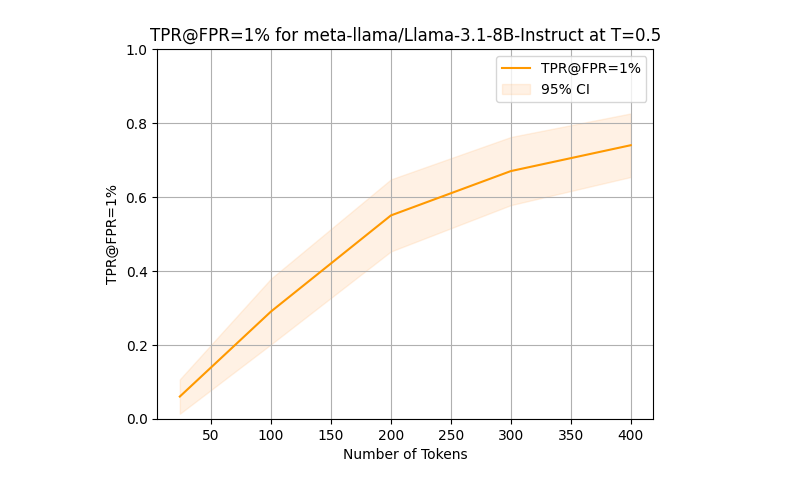
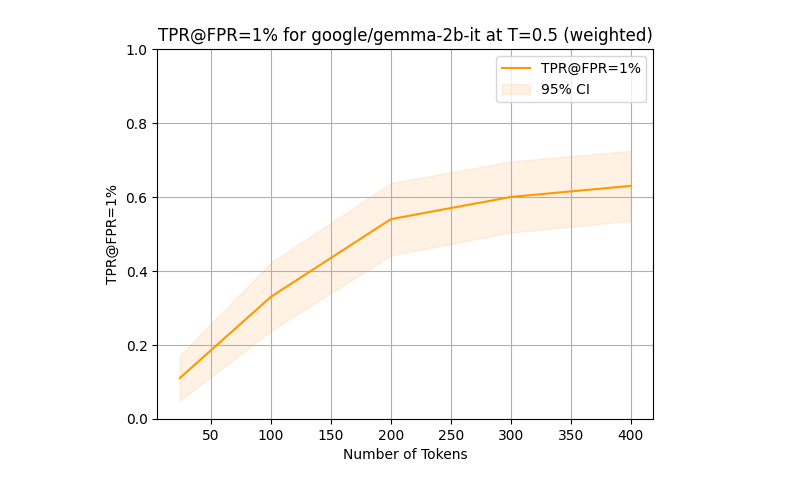
Before and after one commit to JackBlake-zkq/synthid-text, a Jupyter notebook: notebooks/frequentist_experiment_results.ipynb, the cells around one changed output. Cells and saved outputs as stored; diff of their text form; code cells hidden in the pictures.

Commit message:
fix weighted, update notebooks

```diff
--- a/notebooks/frequentist_experiment_results.ipynb
+++ b/notebooks/frequentist_experiment_results.ipynb
@@ -5,15 +5,20 @@ import numpy as np
 from synthid_text.detector_frequentist import frequentist_score, weighted_frequentist_score
 from scipy.stats import norm
 # %%
-MODEL_NAME = "meta-llama/Llama-3.1-8B-Instruct"
+MODEL_NAME = "google/gemma-2b-it"
 F_MODEL_NAME = MODEL_NAME.replace("/", "_")
 TEMPERATURE = 0.5
-ROC_NUM_POINTS = 1000
+ROC_NUM_POINTS = 100000
 ROC_TOKEN_LIMIT = 200 #for second ROC curve where we only consider the first e.g. 200 tokens
+USE_WEIGHTED = True
+IS_WATERMARKED = True
+# %%
+score = frequentist_score if not USE_WEIGHTED else weighted_frequentist_score
 # %%
-padded_eli5_g_values = torch.load(f"../frequentist_experiment_data/eli5_g_values_{F_MODEL_NAME}_t={TEMPERATURE}_wm.pt", map_location=torch.device('cpu'))
-padded_eli5_combined_mask = torch.load(f"../frequentist_experiment_data/eli5_combined_mask_{F_MODEL_NAME}_t={TEMPERATURE}_wm.pt", map_location=torch.device('cpu'))
-eli5_perplexities = torch.load(f"../frequentist_experiment_data/eli5_perplexities_{F_MODEL_NAME}_t={TEMPERATURE}_wm.pt", map_location=torch.device('cpu'))
+WM_STR = "wm" if IS_WATERMARKED else "uwm"
+padded_eli5_g_values = torch.load(f"../frequentist_experiment_data/eli5_g_values_{F_MODEL_NAME}_t={TEMPERATURE}_{WM_STR}.pt", map_location=torch.device('cpu'))
+padded_eli5_combined_mask = torch.load(f"../frequentist_experiment_data/eli5_combined_mask_{F_MODEL_NAME}_t={TEMPERATURE}_{WM_STR}.pt", map_location=torch.device('cpu'))
+eli5_perplexities = torch.load(f"../frequentist_experiment_data/eli5_perplexities_{F_MODEL_NAME}_t={TEMPERATURE}_{WM_STR}.pt", map_location=torch.device('cpu'))
 # %%
 # Mean Response Length
 torch.mean(torch.sum(padded_eli5_combined_mask, dim=1).double()).item()
@@ -96,38 +117,38 @@ uppers = []
 z = norm.ppf(0.975)  # ~1.96 for 95% CI
 
 for token_count in token_counts:
-    freq_scores = frequentist_score(
+    freq_scores = score(
         padded_eli5_g_values.cpu().numpy()[:, :token_count, :],
         padded_eli5_combined_mask.cpu().numpy()[:, :token_count]
     )
     n = len(freq_scores)
     acc = np.sum(-freq_scores <= 0.01) / n
     accs.append(acc)
 
     # Compute confidence interval
     se = np.sqrt((acc * (1 - acc)) / n)
     ci = z * se
     lower = max(0, acc - ci)
     upper = min(1, acc + ci)
     lowers.append(lower)
     uppers.append(upper)
 
 accs = np.array(accs)
 lowers = np.array(lowers)
 uppers = np.array(uppers)
 
 # Plot the accuracy line
 plt.plot(token_counts, accs, label='TPR@FPR=1%', color='#ff9900')
 
 # Fill the area between the lower and upper CI bounds
 plt.fill_between(token_counts, lowers, uppers, color='#ffbb78', alpha=0.2, label='95% CI')
 
-plt.title(f"TPR@FPR=1% for {MODEL_NAME} at T={TEMPERATURE}")
+plt.title(f"TPR@FPR=1% for {MODEL_NAME} at T={TEMPERATURE}" + (" (unwatermarked)" if not IS_WATERMARKED else "") + (" (weighted)" if USE_WEIGHTED else ""))
 plt.xlabel("Number of Tokens")
 plt.ylabel("TPR@FPR=1%")
 plt.ylim(0, 1)
 plt.legend()
 plt.grid()
 plt.show()
 # %% [output]
-[figure, old version]
+[figure, new version]
```
Also changed, not shown: parts of 6 cells of this notebook, 9 other files.
